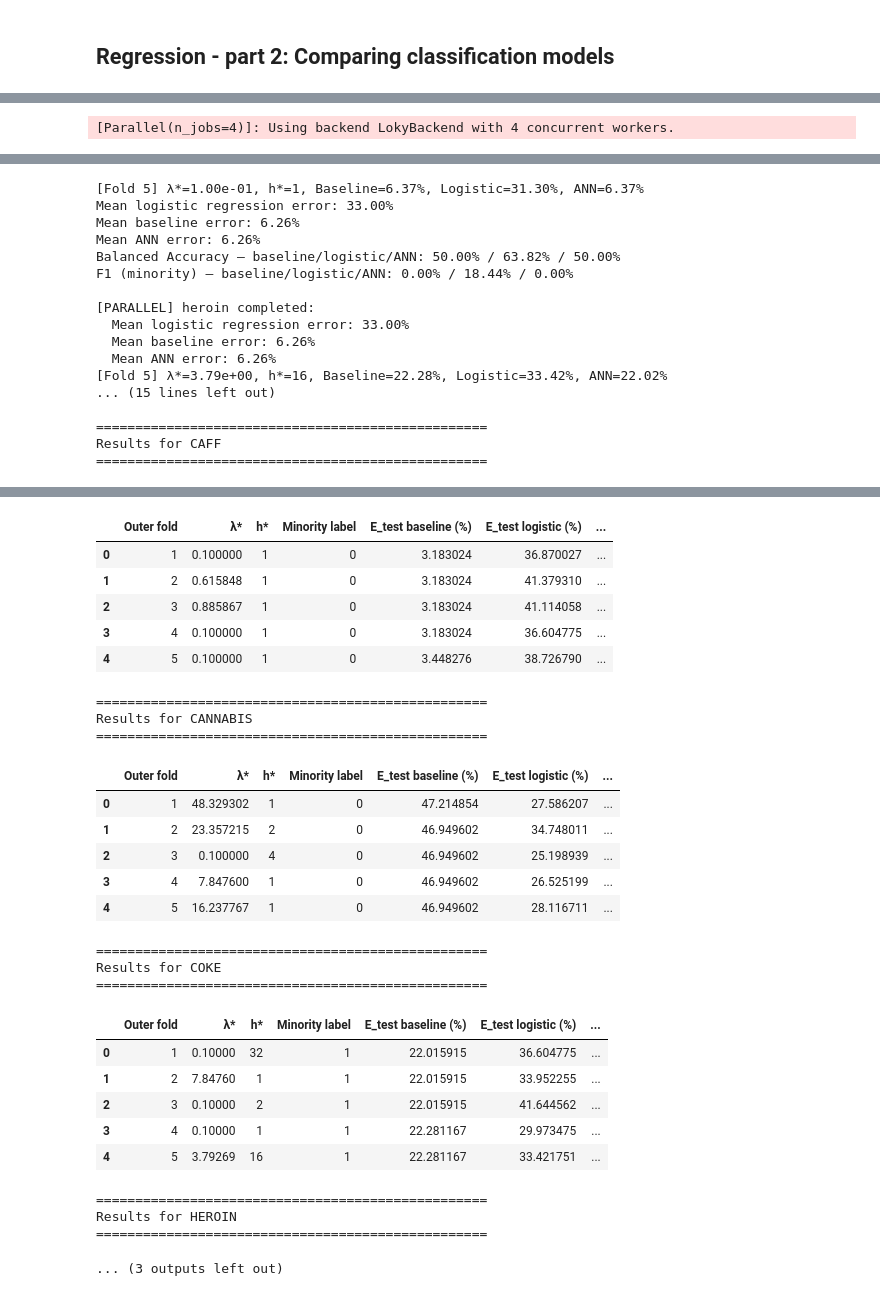
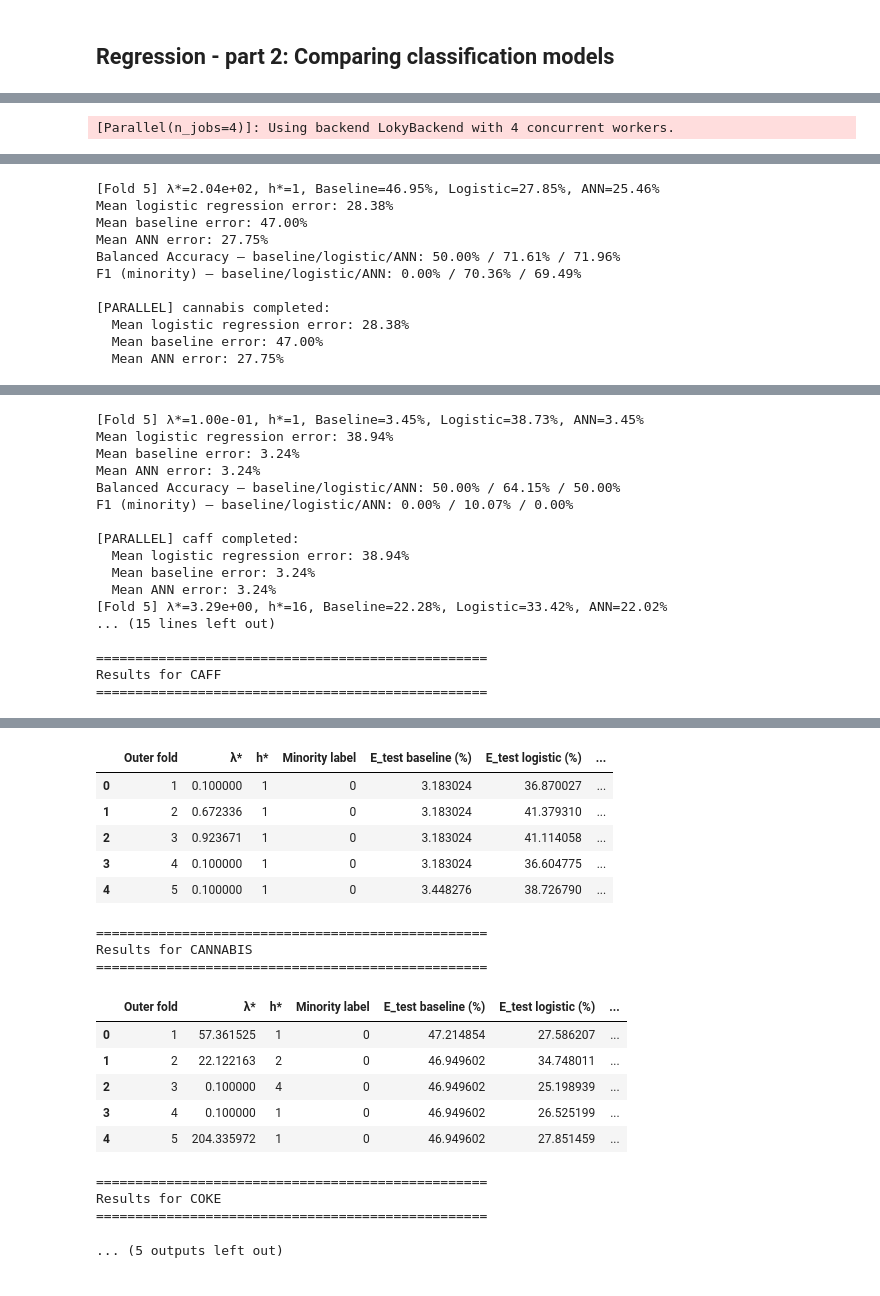
Before and after one commit to joshinsky/machine_learning_group35, a Jupyter notebook: Project_2.ipynb, the cells around one changed output, grey strips where cells are left out. Drawn from its saved outputs; the diff is of its cells as text; code cells hidden in the pictures.

```diff
--- a/Project_2.ipynb
+++ b/Project_2.ipynb
@@ -499,7 +499,7 @@ X_clas = X_encoded[['nscore', 'escore', 'oscore', 'ascore', 'cscore']]
 y_clas = y_binarized[['caff', 'cannabis', 'coke', 'heroin']]
 
 # OPTIMIZED: Reduced parameters for faster runtime
-lambdas = np.logspace(-1, 2, 20)  # Reduced from 30 to 20, better range
+lambdas = np.logspace(-1, 3, 30)  # Reduced from 30 to 20, better range
 K_outer = 5  # Reduced from 10 for testing
 K_inner = 5  # Reduced from 5 for testing
 h_values = [1, 2, 4, 8, 16, 32]  # Reduced ANN options
@@ -887,17 +886,11 @@ STARTING PARALLEL PROCESSING OF 4 DRUGS
-[Fold 5] λ*=1.00e-01, h*=1, Baseline=6.37%, Logistic=31.30%, ANN=6.37%
-Mean logistic regression error: 33.00%
-Mean baseline error: 6.26%
-Mean ANN error: 6.26%
-Balanced Accuracy — baseline/logistic/ANN: 50.00% / 63.82% / 50.00%
-F1 (minority) — baseline/logistic/ANN: 0.00% / 18.44% / 0.00%
+[Fold 5] λ*=2.04e+02, h*=1, Baseline=46.95%, Logistic=27.85%, ANN=25.46%
+Mean logistic regression error: 28.38%
+Mean baseline error: 47.00%
+Mean ANN error: 27.75%
+Balanced Accuracy — baseline/logistic/ANN: 50.00% / 71.61% / 71.96%
+F1 (minority) — baseline/logistic/ANN: 0.00% / 70.36% / 69.49%
 
-[PARALLEL] heroin completed:
-  Mean logistic regression error: 33.00%
-  Mean baseline error: 6.26%
-  Mean ANN error: 6.26%
-[Fold 5] λ*=3.79e+00, h*=16, Baseline=22.28%, Logistic=33.42%, ANN=22.02%
-... (15 lines left out)
-
-==================================================
-Results for CAFF
-==================================================
+[PARALLEL] cannabis completed:
+  Mean logistic regression error: 28.38%
+  Mean baseline error: 47.00%
+  Mean ANN error: 27.75%
@@ -904,0 +898,17 @@ Results for CAFF
+[Fold 5] λ*=1.00e-01, h*=1, Baseline=3.45%, Logistic=38.73%, ANN=3.45%
+Mean logistic regression error: 38.94%
+Mean baseline error: 3.24%
+Mean ANN error: 3.24%
+Balanced Accuracy — baseline/logistic/ANN: 50.00% / 64.15% / 50.00%
+F1 (minority) — baseline/logistic/ANN: 0.00% / 10.07% / 0.00%
+
+[PARALLEL] caff completed:
+  Mean logistic regression error: 38.94%
+  Mean baseline error: 3.24%
+  Mean ANN error: 3.24%
+[Fold 5] λ*=3.29e+00, h*=16, Baseline=22.28%, Logistic=33.42%, ANN=22.02%
+... (15 lines left out)
+
+==================================================
+Results for CAFF
+==================================================
@@ -905,31 +916,22 @@ Results for CAFF
 |  | Outer fold | λ* | h* | Minority label | E_test baseline (%) | E_test logistic (%) | ... |
 | 0 | 1 | 0.100000 | 1 | 0 | 3.183024 | 36.870027 | ... |
-| 1 | 2 | 0.615848 | 1 | 0 | 3.183024 | 41.379310 | ... |
-| 2 | 3 | 0.885867 | 1 | 0 | 3.183024 | 41.114058 | ... |
+| 1 | 2 | 0.672336 | 1 | 0 | 3.183024 | 41.379310 | ... |
+| 2 | 3 | 0.923671 | 1 | 0 | 3.183024 | 41.114058 | ... |
 | 3 | 4 | 0.100000 | 1 | 0 | 3.183024 | 36.604775 | ... |
 | 4 | 5 | 0.100000 | 1 | 0 | 3.448276 | 38.726790 | ... |
-==================================================
-Results for CANNABIS
-==================================================
+==================================================
+Results for CANNABIS
+==================================================
 |  | Outer fold | λ* | h* | Minority label | E_test baseline (%) | E_test logistic (%) | ... |
-| 0 | 1 | 48.329302 | 1 | 0 | 47.214854 | 27.586207 | ... |
-| 1 | 2 | 23.357215 | 2 | 0 | 46.949602 | 34.748011 | ... |
+| 0 | 1 | 57.361525 | 1 | 0 | 47.214854 | 27.586207 | ... |
+| 1 | 2 | 22.122163 | 2 | 0 | 46.949602 | 34.748011 | ... |
 | 2 | 3 | 0.100000 | 4 | 0 | 46.949602 | 25.198939 | ... |
-| 3 | 4 | 7.847600 | 1 | 0 | 46.949602 | 26.525199 | ... |
-| 4 | 5 | 16.237767 | 1 | 0 | 46.949602 | 28.116711 | ... |
+| 3 | 4 | 0.100000 | 1 | 0 | 46.949602 | 26.525199 | ... |
+| 4 | 5 | 204.335972 | 1 | 0 | 46.949602 | 27.851459 | ... |
-==================================================
-Results for COKE
-==================================================
-|  | Outer fold | λ* | h* | Minority label | E_test baseline (%) | E_test logistic (%) | ... |
-| 0 | 1 | 0.10000 | 32 | 1 | 22.015915 | 36.604775 | ... |
-| 1 | 2 | 7.84760 | 1 | 1 | 22.015915 | 33.952255 | ... |
-| 2 | 3 | 0.10000 | 2 | 1 | 22.015915 | 41.644562 | ... |
-| 3 | 4 | 0.10000 | 1 | 1 | 22.281167 | 29.973475 | ... |
-| 4 | 5 | 3.79269 | 16 | 1 | 22.281167 | 33.421751 | ... |
-==================================================
-Results for HEROIN
-==================================================
-... (3 outputs left out)
+==================================================
+Results for COKE
+==================================================
+... (5 outputs left out)
 # %%
 # plot individual drug results and combined plot
 for result in all_results:
```
Also changed, not shown: parts of 5 cells of this notebook.
